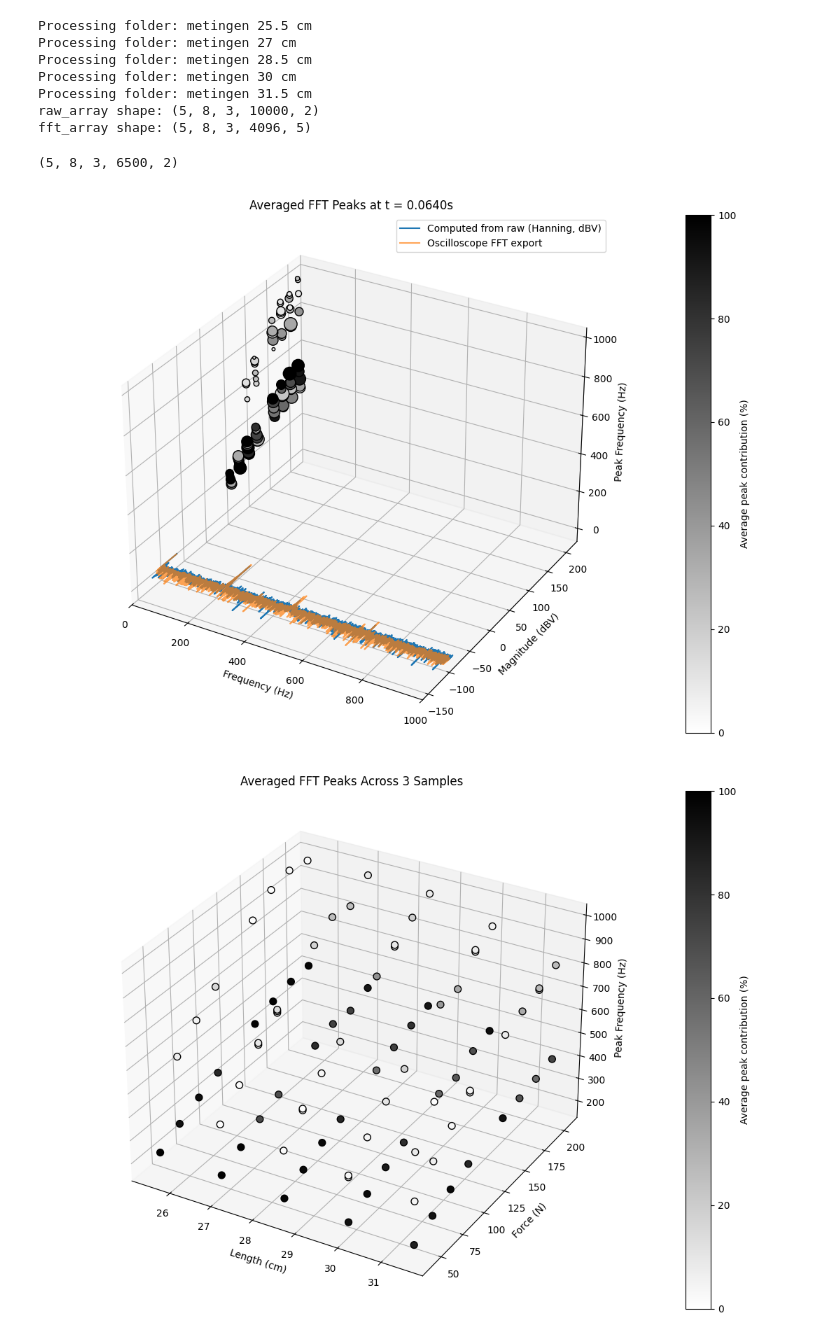
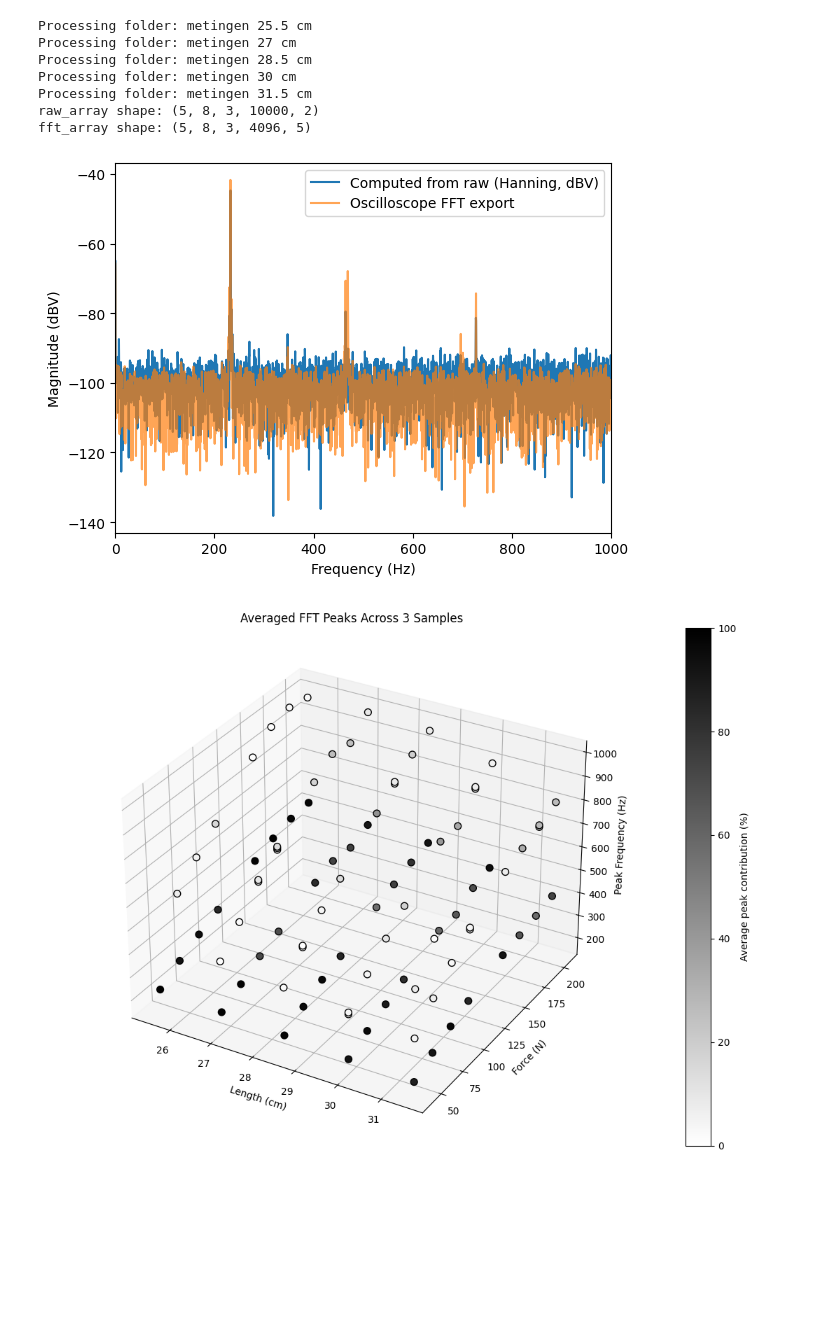
Before and after one commit to Spaantje5/Vibrating-String-Experiment, a Jupyter notebook: Labjournal2.ipynb, the cells around one changed output. Cells and saved outputs as stored; diff of their text form; code cells hidden in the pictures; blank space fills up the shorter version.

Commit message:
done up to 3d plot, maybe improve peak grouping?

```diff
--- a/Labjournal2.ipynb
+++ b/Labjournal2.ipynb
@@ -132,52 +131,57 @@ def manual_trim(margin):
 # %%
 #DOING FFT ON TRIMMED DATA WITH SAME SETTINGS AS OSCILLOSCOPE
 
-raw_trimmed, trimmed_length = manual_trim(3500)
-print(raw_trimmed.shape)
+def fft_trimmed(margin):
+    raw_trimmed, trimmed_length = manual_trim(margin)
+    # print(raw_trimmed.shape)
 
-dt = np.nanmedian(np.diff(raw_array[0, 0, 0, :, 0])) #sampling interval
-fs = 1/dt
+    dt = np.nanmedian(np.diff(raw_array[0, 0, 0, :, 0])) #sampling interval
 
-window = np.hanning(trimmed_length)
-window_gain = window.mean() #coherent gain correction, so windowing doesn't shrink the reported amplitude
+    window = np.hanning(trimmed_length)
+    window_gain = window.mean() #coherent gain correction, so windowing doesn't shrink the reported amplitude
 
-spectrum = np.fft.rfft(raw_trimmed[:, :, :, :, 1]*window, axis=-1)
-freqs = np.fft.rfftfreq(trimmed_length, d=dt)
+    spectrum = np.fft.rfft(raw_trimmed[:, :, :, :, 1]*window, axis=-1)
+    freqs = np.fft.rfftfreq(trimmed_length, d=dt)
 
-magnitude_lin = np.abs(spectrum)/(trimmed_length*window_gain)
-magnitude_lin[..., 1:] *= 2 #one-sided spectrum: double every bin except DC
+    magnitude_lin = np.abs(spectrum)/(trimmed_length*window_gain)
+    magnitude_lin[..., 1:] *= 2 #one-sided spectrum: double every bin except DC
 
-magnitude_dBV = 20*np.log10(magnitude_lin) #dBV = 20*log10(V / 1V reference)
+    magnitude_dBV = 20*np.log10(magnitude_lin) #dBV = 20*log10(V / 1V reference)
 
-#restrict to the oscilloscope's displayed span: center 500 Hz, span 1 kHz
-center, span = 500, 1000
-f_lo, f_hi = max(0, center-span/2), center+span/2
-band = (freqs >= f_lo) & (freqs <= f_hi)
+    #restrict to the oscilloscope's displayed span: center 500 Hz, span 1 kHz
+    center, span = 500, 1000
+    f_lo, f_hi = max(0, center-span/2), center+span/2
+    band = (freqs >= f_lo) & (freqs <= f_hi)
 
-freqs_band = freqs[band]
-magnitude_band = magnitude_dBV[:, :, :, band]
+    freqs_band = freqs[band]
+    magnitude_band = magnitude_dBV[:, :, :, band]
+
+    return magnitude_band, freqs_band
-# %% [output]
-(5, 8, 3, 6500, 2)
 # %%
 #SANTIY CHECK (CHECK IF GRAPHS ARE SIMILAR)
 
 #keep in mind the oscilloscope fft used the entire timeline, while the computed fft used the trimmed timeline
 #this means there should be some differences, but as long as the main peaks are in the same spots its good
+
+center, span = 500, 1000
+f_lo, f_hi = max(0, center-span/2), center+span/2
+
+magnitude_band, freqs_band = fft_trimmed(3500)
 
 i, j, r = 0, 0, 0 #pick one example cell to compare
 
 osc_freq = fft_array[i, j, r, :, 0]
 osc_mag = fft_array[i, j, r, :, 3]
 
 plt.plot(freqs_band, magnitude_band[i, j, r], label="Computed from raw (Hanning, dBV)")
 plt.plot(osc_freq, osc_mag, label="Oscilloscope FFT export", alpha=0.7)
 plt.xlabel("Frequency (Hz)")
 plt.ylabel("Magnitude (dBV)")
 plt.xlim(f_lo, f_hi)
 plt.legend()
 plt.show()
 # %% [output]
-[figure, old version]
+[figure, new version]
 # %%
 #CHECK DATA DIMENSIONS
 
```
Also changed, not shown: parts of 4 cells of this notebook.
